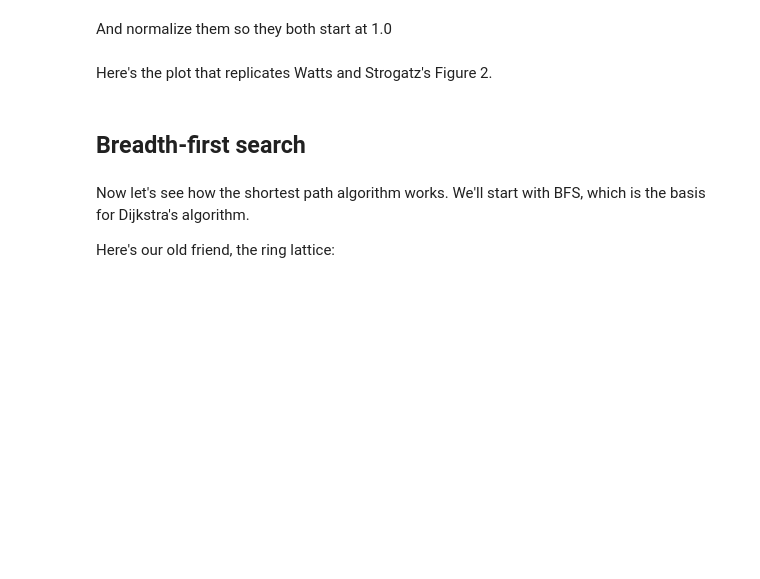
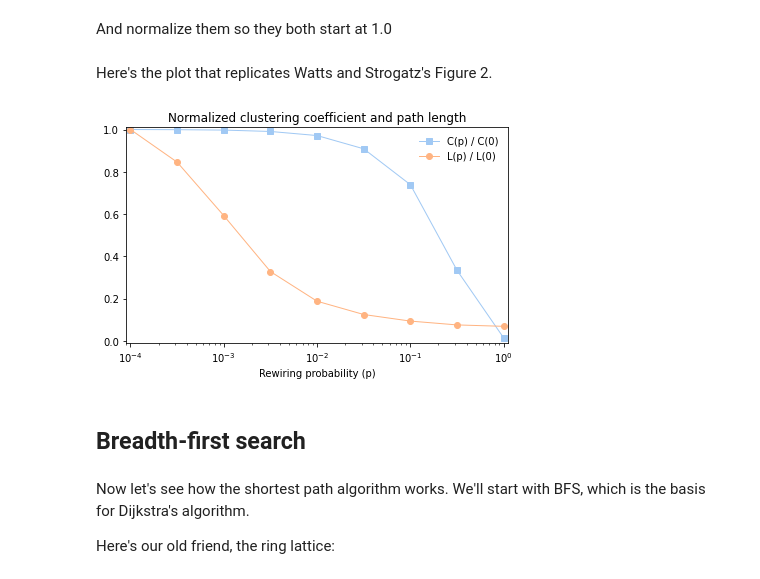
Before and after one commit to pearcej/complex, a Jupyter notebook: ThinkComplexity/notebooks/chap03.ipynb, the cells around one changed output. Cells and saved outputs as stored; diff of their text form; code cells hidden in the pictures; blank space fills up the shorter version.

```diff
--- a/ThinkComplexity/notebooks/chap03.ipynb
+++ b/ThinkComplexity/notebooks/chap03.ipynb
@@ -332,11 +395,13 @@ Here's the plot that replicates Watts and Strogatz's Figure 2.
 # %%
 plt.plot(ps, C, 's-', linewidth=1, label='C(p) / C(0)')
 plt.plot(ps, L, 'o-', linewidth=1, label='L(p) / L(0)')
 decorate(xlabel='Rewiring probability (p)', xscale='log',
          title='Normalized clustering coefficient and path length',
          xlim=[0.00009, 1.1], ylim=[-0.01, 1.01])
 
-savefig('figs/chap03-3')
+plt.show('figs/chap03-3')
+# %% [output]
+[figure, added]
 # %% [markdown]
 ## Breadth-first search
 # %% [markdown]
```
Also changed, not shown: parts of 25 cells of this notebook, 8 other files.
